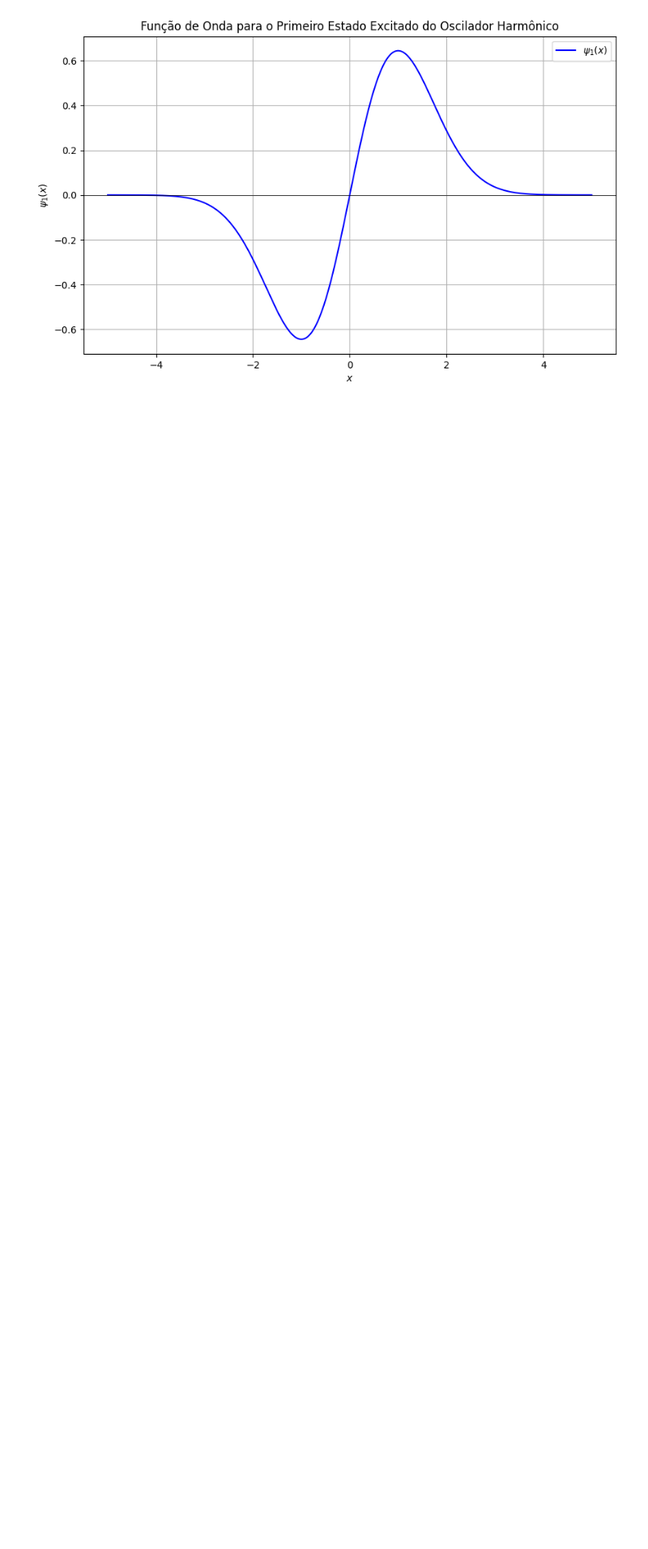
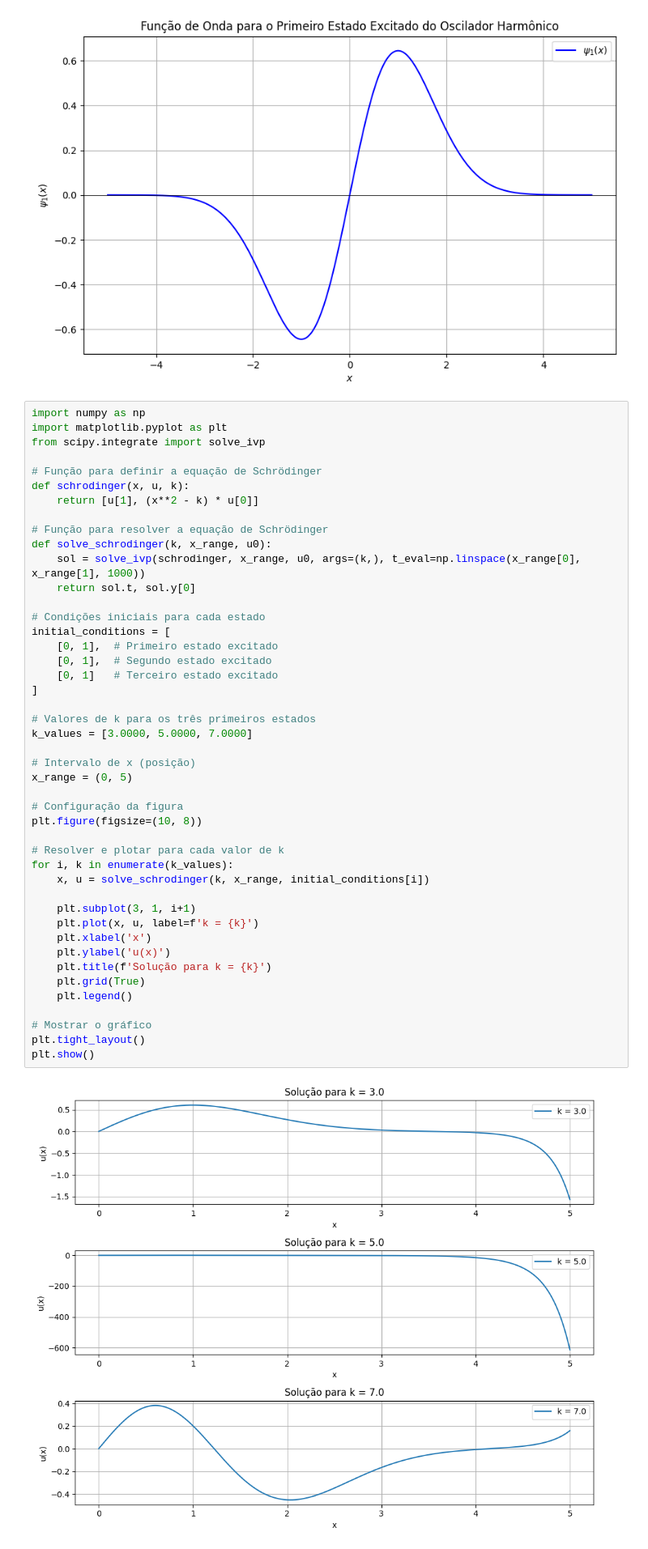
Before and after one commit to HelenaCarvalhoLeal/Quantum_Class, a Jupyter notebook: griffith_2.55.ipynb, the cells around one changed output. Shown at 81% size. Drawn from its saved outputs; the diff is of its cells as text; blank space fills up the shorter version.

```diff
--- a/griffith_2.55.ipynb
+++ b/griffith_2.55.ipynb
@@ -69,3 +69,50 @@ plt.grid(True)
 plt.show()
 # %% [output]
 [figure]
+# %%
+import numpy as np
+import matplotlib.pyplot as plt
+from scipy.integrate import solve_ivp
+
+# Função para definir a equação de Schrödinger
+def schrodinger(x, u, k):
+    return [u[1], (x**2 - k) * u[0]]
+
+# Função para resolver a equação de Schrödinger
+def solve_schrodinger(k, x_range, u0):
+    sol = solve_ivp(schrodinger, x_range, u0, args=(k,), t_eval=np.linspace(x_range[0], x_range[1], 1000))
+    return sol.t, sol.y[0]
+
+# Condições iniciais para cada estado
+initial_conditions = [
+    [0, 1],  # Primeiro estado excitado
+    [0, 1],  # Segundo estado excitado
+    [0, 1]   # Terceiro estado excitado
+]
+
+# Valores de k para os três primeiros estados
+k_values = [3.0000, 5.0000, 7.0000]
+
+# Intervalo de x (posição)
+x_range = (0, 5)
+
+# Configuração da figura
+plt.figure(figsize=(10, 8))
+
+# Resolver e plotar para cada valor de k
+for i, k in enumerate(k_values):
+    x, u = solve_schrodinger(k, x_range, initial_conditions[i])
+
+    plt.subplot(3, 1, i+1)
+    plt.plot(x, u, label=f'k = {k}')
+    plt.xlabel('x')
+    plt.ylabel('u(x)')
+    plt.title(f'Solução para k = {k}')
+    plt.grid(True)
+    plt.legend()
+
+# Mostrar o gráfico
+plt.tight_layout()
+plt.show()
+# %% [output]
+[figure, added]
```
